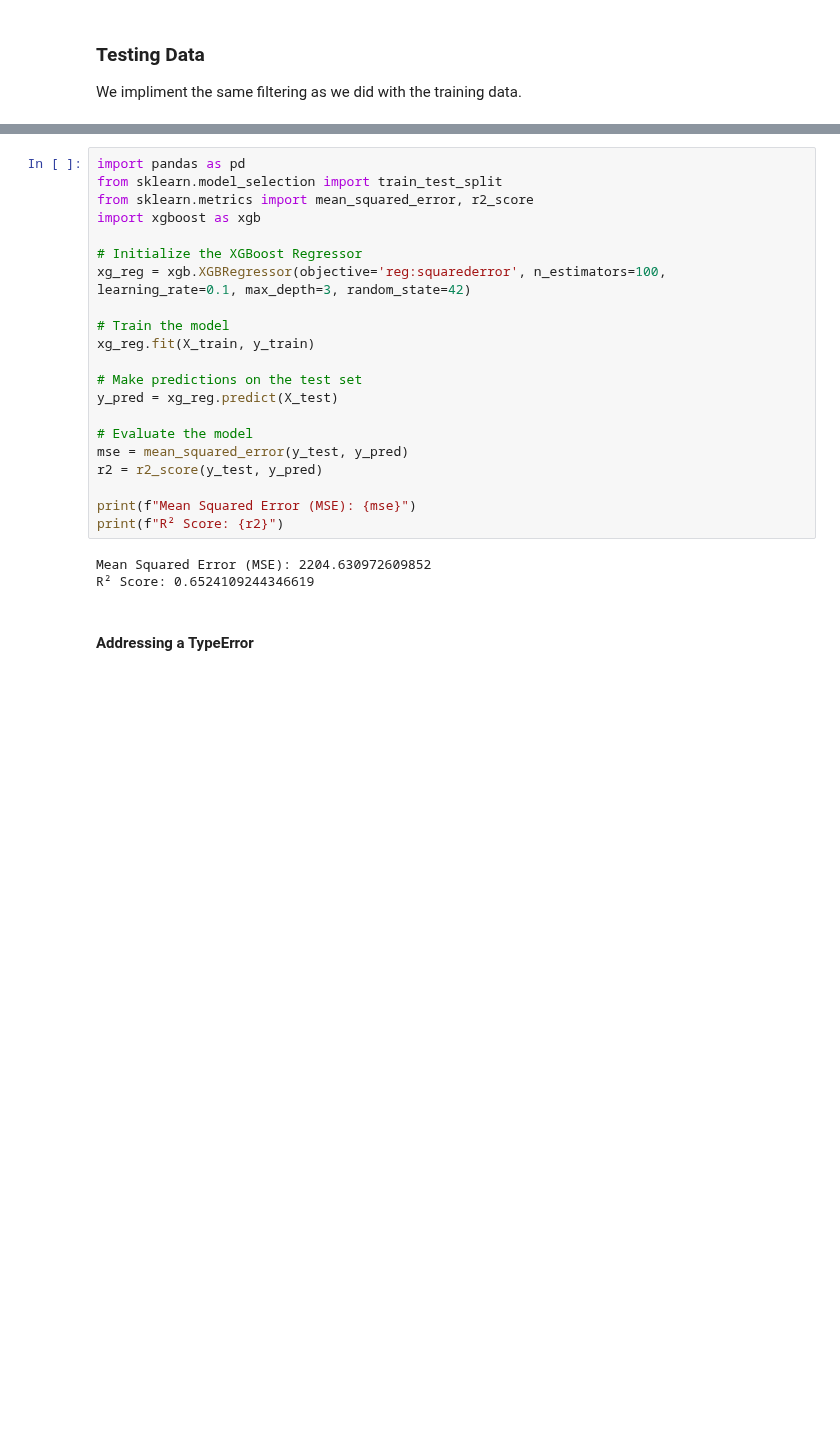
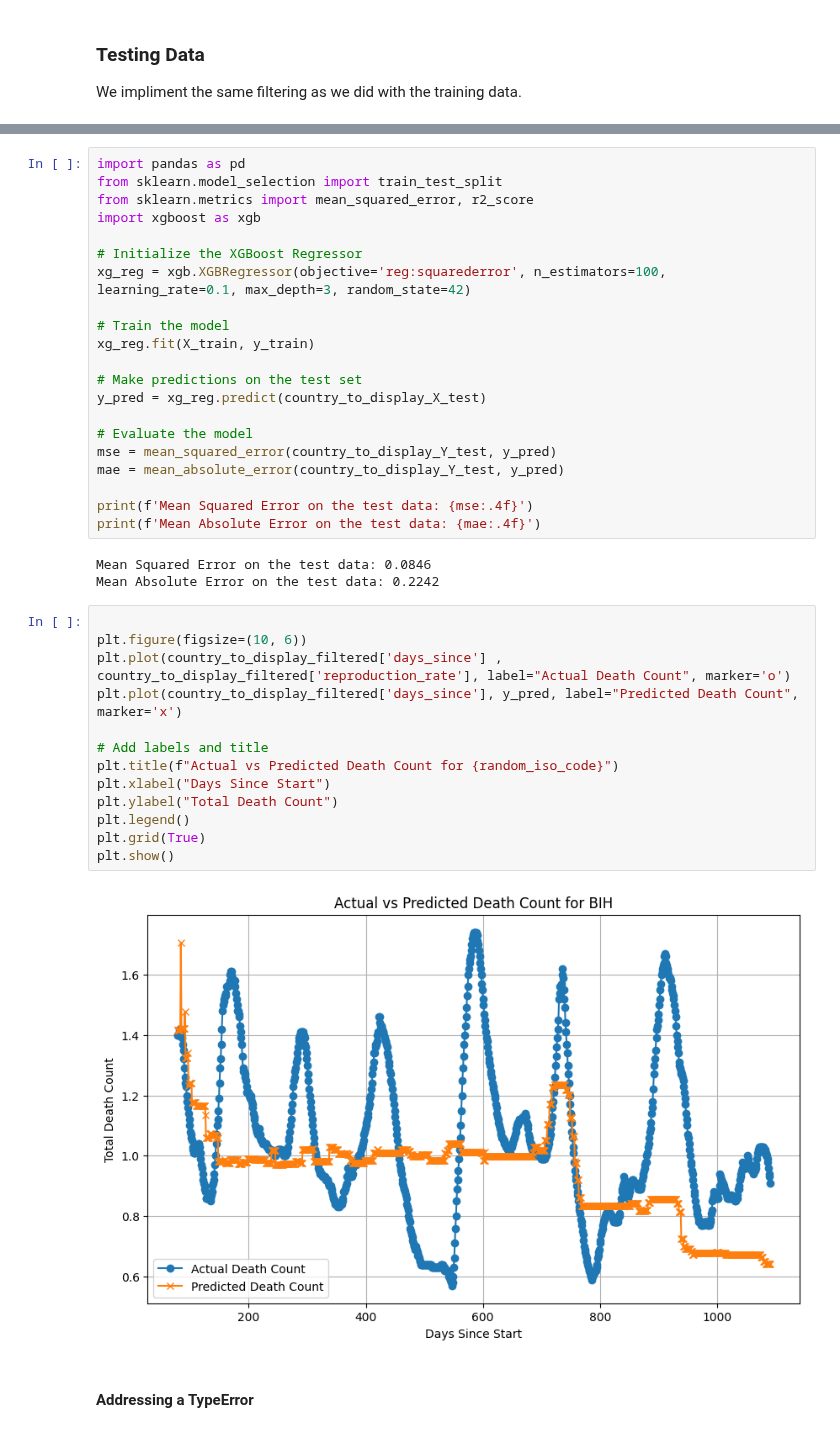
Before and after one commit to markmilner21/Assessment-1-Supervised-Prediction, a Jupyter notebook: Report/04-Baseline_model.ipynb, the cells around one changed output, grey strips where cells are left out. Drawn from its saved outputs; the diff is of its cells as text; blank space fills up the shorter version.

```diff
--- a/Report/04-Baseline_model.ipynb
+++ b/Report/04-Baseline_model.ipynb
@@ -186,17 +258,32 @@ xg_reg = xgb.XGBRegressor(objective='reg:squarederror', n_estimators=100, learni
 xg_reg.fit(X_train, y_train)
 
 # Make predictions on the test set
-y_pred = xg_reg.predict(X_test)
+y_pred = xg_reg.predict(country_to_display_X_test)
 
 # Evaluate the model
-mse = mean_squared_error(y_test, y_pred)
-r2 = r2_score(y_test, y_pred)
+mse = mean_squared_error(country_to_display_Y_test, y_pred)
+mae = mean_absolute_error(country_to_display_Y_test, y_pred)
 
-print(f"Mean Squared Error (MSE): {mse}")
-print(f"R² Score: {r2}")
+print(f'Mean Squared Error on the test data: {mse:.4f}')
+print(f'Mean Absolute Error on the test data: {mae:.4f}')
 # %% [output]
-Mean Squared Error (MSE): 2204.630972609852
-R² Score: 0.6524109244346619
+Mean Squared Error on the test data: 0.0846
+Mean Absolute Error on the test data: 0.2242
+# %%
+
+plt.figure(figsize=(10, 6))
+plt.plot(country_to_display_filtered['days_since'] , country_to_display_filtered['reproduction_rate'], label="Actual Death Count", marker='o')
+plt.plot(country_to_display_filtered['days_since'], y_pred, label="Predicted Death Count", marker='x')
+
+# Add labels and title
+plt.title(f"Actual vs Predicted Death Count for {random_iso_code}")
+plt.xlabel("Days Since Start")
+plt.ylabel("Total Death Count")
+plt.legend()
+plt.grid(True)
+plt.show()
+# %% [output]
+[figure, added]
 # %% [markdown]
 #### Addressing a TypeError
 # %%
```
Also changed, not shown: parts of 16 cells of this notebook, 3 other files.
